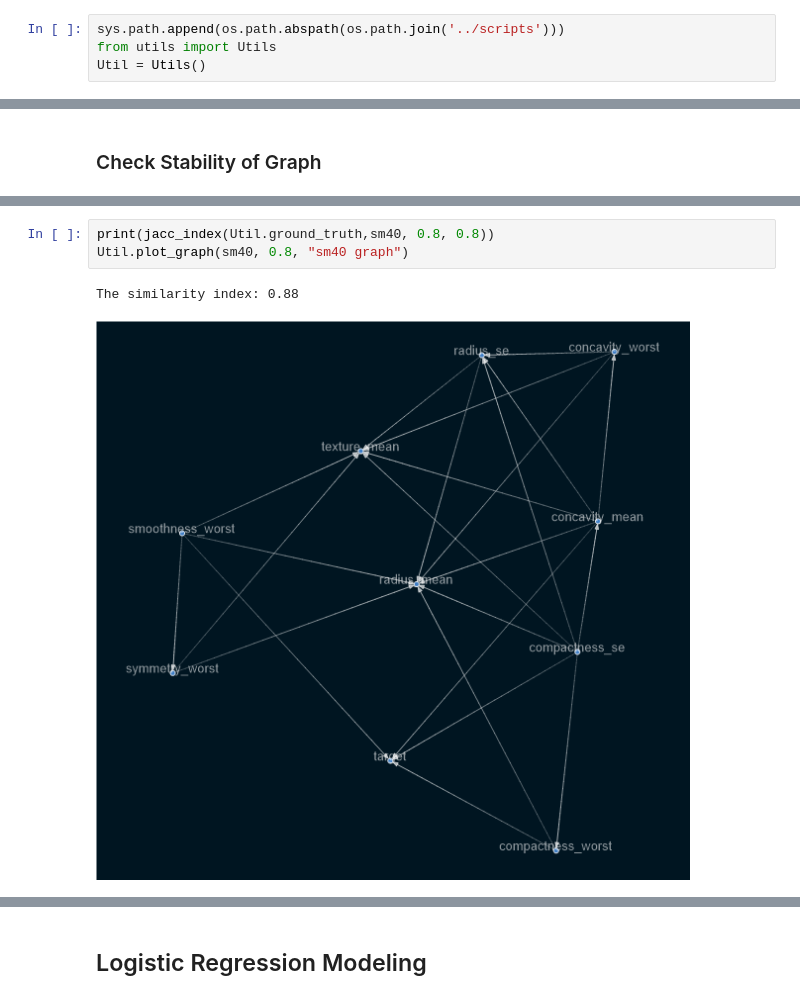
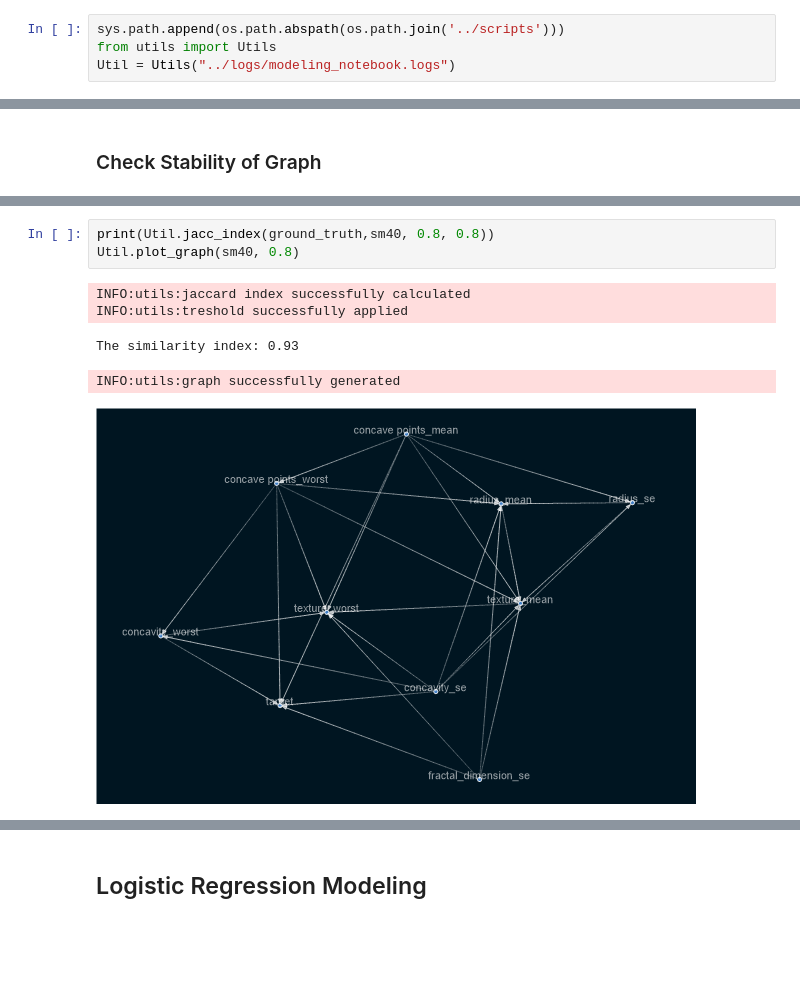
Before and after one commit to benbel376/causal_graph, a Jupyter notebook: notebooks/modeling.ipynb, the cells around one changed output, grey strips where cells are left out. Cells and saved outputs as stored; diff of their text form; blank space fills up the shorter version.

```diff
--- a/notebooks/modeling.ipynb
+++ b/notebooks/modeling.ipynb
@@ -37,7 +45,7 @@ warnings.filterwarnings("ignore")
 # %%
 sys.path.append(os.path.abspath(os.path.join('../scripts')))
 from utils import Utils
-Util = Utils()
+Util = Utils("../logs/modeling_notebook.logs")
 # %%
 # Loading Dataset
 
@@ -185,8 +217,11 @@ The similarity index: 0.89
 # %%
-print(jacc_index(Util.ground_truth,sm40, 0.8, 0.8))
-Util.plot_graph(sm40, 0.8, "sm40 graph")
+print(Util.jacc_index(ground_truth,sm40, 0.8, 0.8))
+Util.plot_graph(sm40, 0.8)
 # %% [output]
-The similarity index: 0.88
+INFO:utils:jaccard index successfully calculated
+INFO:utils:treshold successfully applied
+The similarity index: 0.93
+INFO:utils:graph successfully generated
-[figure, old version]
+[figure, new version]
 # %%
 print(Util.jacc_index(ground_truth,sm60, 0.8, 0.8))
```
Also changed, not shown: parts of 40 cells of this notebook, 4 other files.
